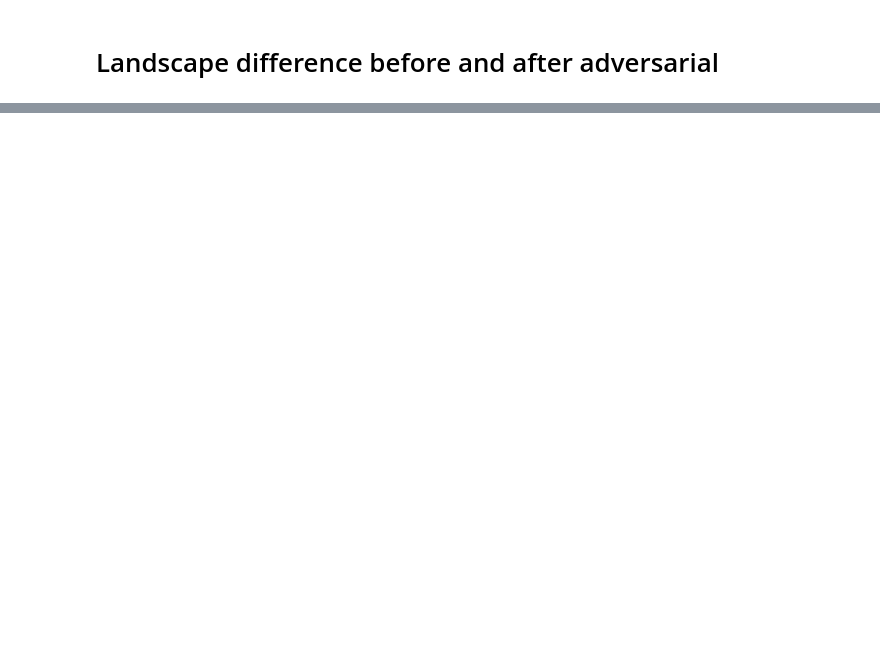
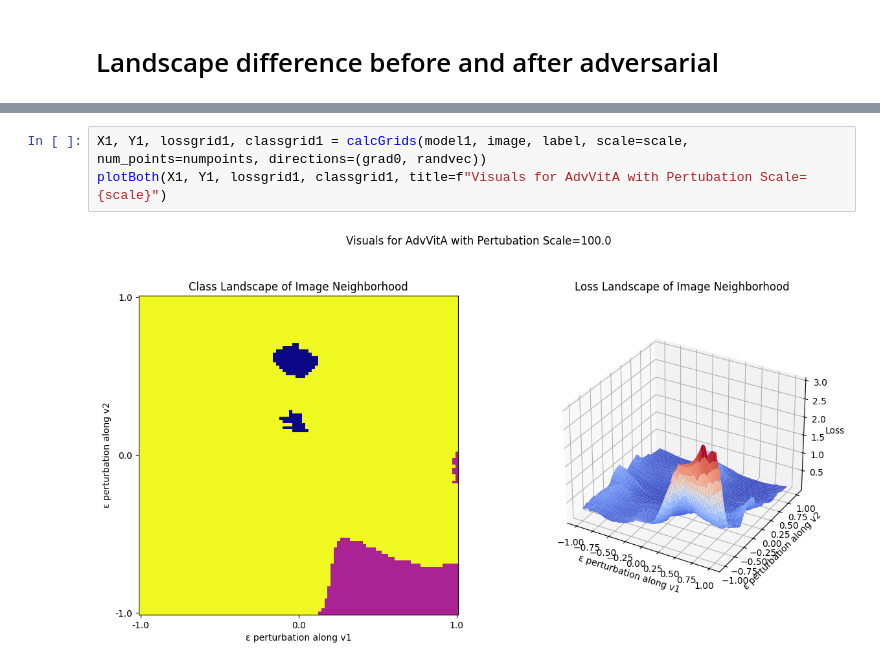
Before and after one commit to duedahl/AdversarialRobustness, a Jupyter notebook: landscapeVisuals.ipynb, the cells around one changed output, grey strips where cells are left out. Cells and saved outputs as stored; diff of their text form; blank space fills up the shorter version.

```diff
--- a/landscapeVisuals.ipynb
+++ b/landscapeVisuals.ipynb
@@ -150,0 +204,5 @@ plotBoth(X, Y, lossgrid, classgrid)
+# %%
+X1, Y1, lossgrid1, classgrid1 = calcGrids(model1, image, label, scale=scale, num_points=numpoints, directions=(grad0, randvec))
+plotBoth(X1, Y1, lossgrid1, classgrid1, title=f"Visuals for AdvVitA with Pertubation Scale={scale}")
+# %% [output]
+[figure, added]
```
Also changed, not shown: parts of 27 cells of this notebook, 4 other files.
